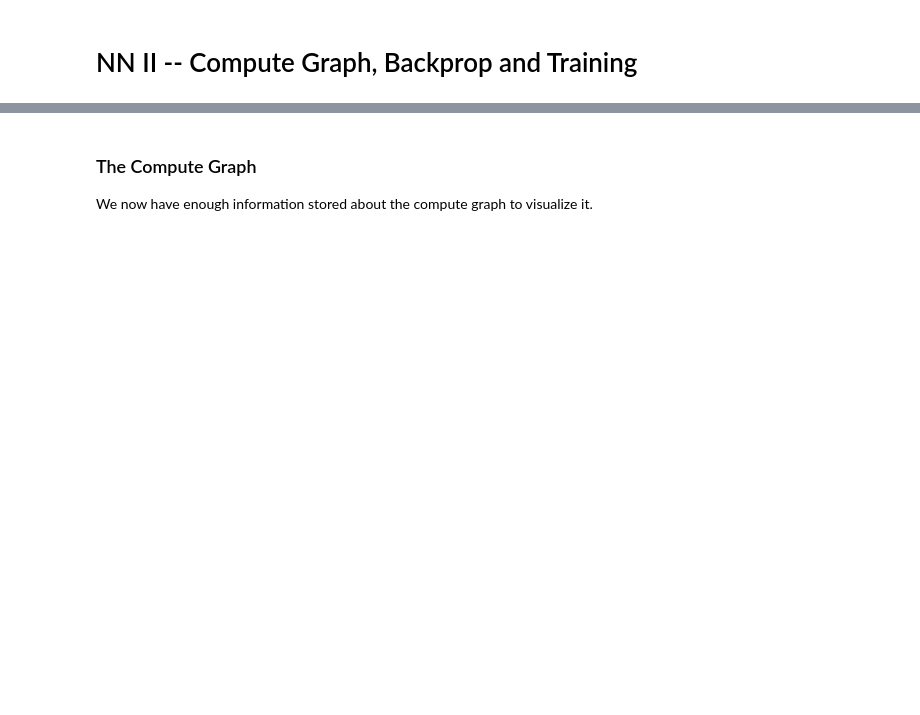
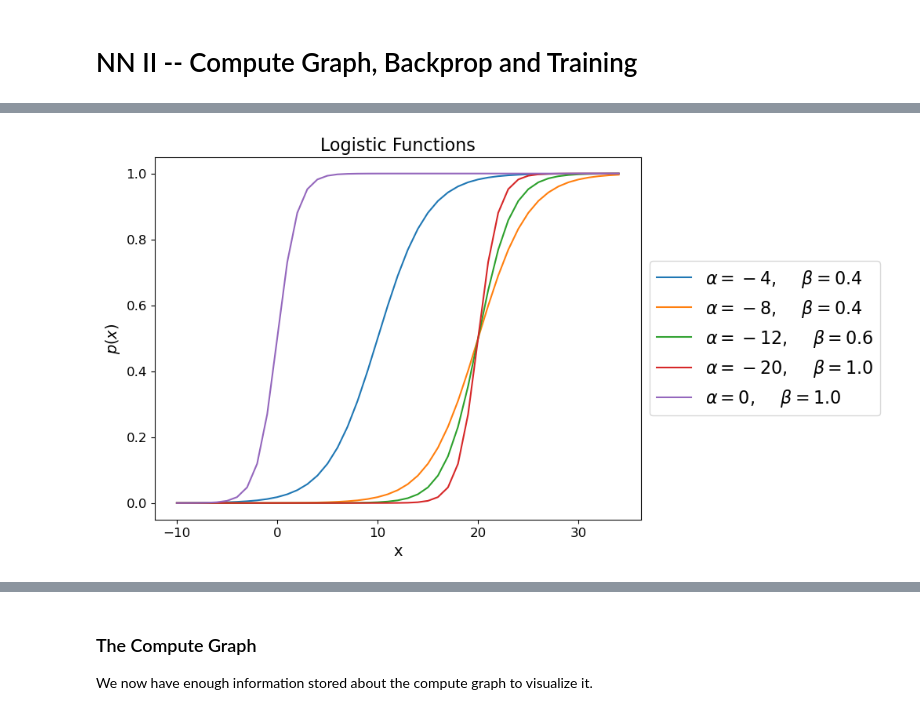
Before and after one commit to mcrovella/DS701-Tools-for-Data-Science, a Jupyter notebook: 24-NN-II-Backprop.ipynb, the cells around one changed output, grey strips where cells are left out. Saved outputs shown, nothing was run; the diff lists cells and outputs as text; code cells hidden in the pictures; blank space fills up the shorter version.

```diff
--- a/24-NN-II-Backprop.ipynb
+++ b/24-NN-II-Backprop.ipynb
@@ -2,0 +159,20 @@
+# %%
+alphas = [-4, -8,-12,-20, 0]
+betas = [0.4,0.4,0.6,1, 1]
+x = np.arange(-10,35)
+fig = plt.figure(figsize=(8, 6))
+ax = plt.subplot(111)
+
+for i in range(len(alphas)):
+    a = alphas[i]
+    b = betas[i]
+    y = np.exp(a+b*x)/(1+np.exp(a+b*x))
+    ax.plot(x,y,label=r"$\alpha=%d,$    $\beta=%3.1f$" % (a,b))
+
+ax.tick_params(labelsize=12)
+ax.set_xlabel('x', fontsize = 14)
+ax.set_ylabel('$p(x)$', fontsize = 14)
+ax.legend(loc='center left', bbox_to_anchor=(1, 0.5), prop={'size': 16})
+ax.set_title('Logistic Functions', fontsize = 16);
+# %% [output]
+[figure, added]
```
Also changed, not shown: parts of 162 cells of this notebook.
